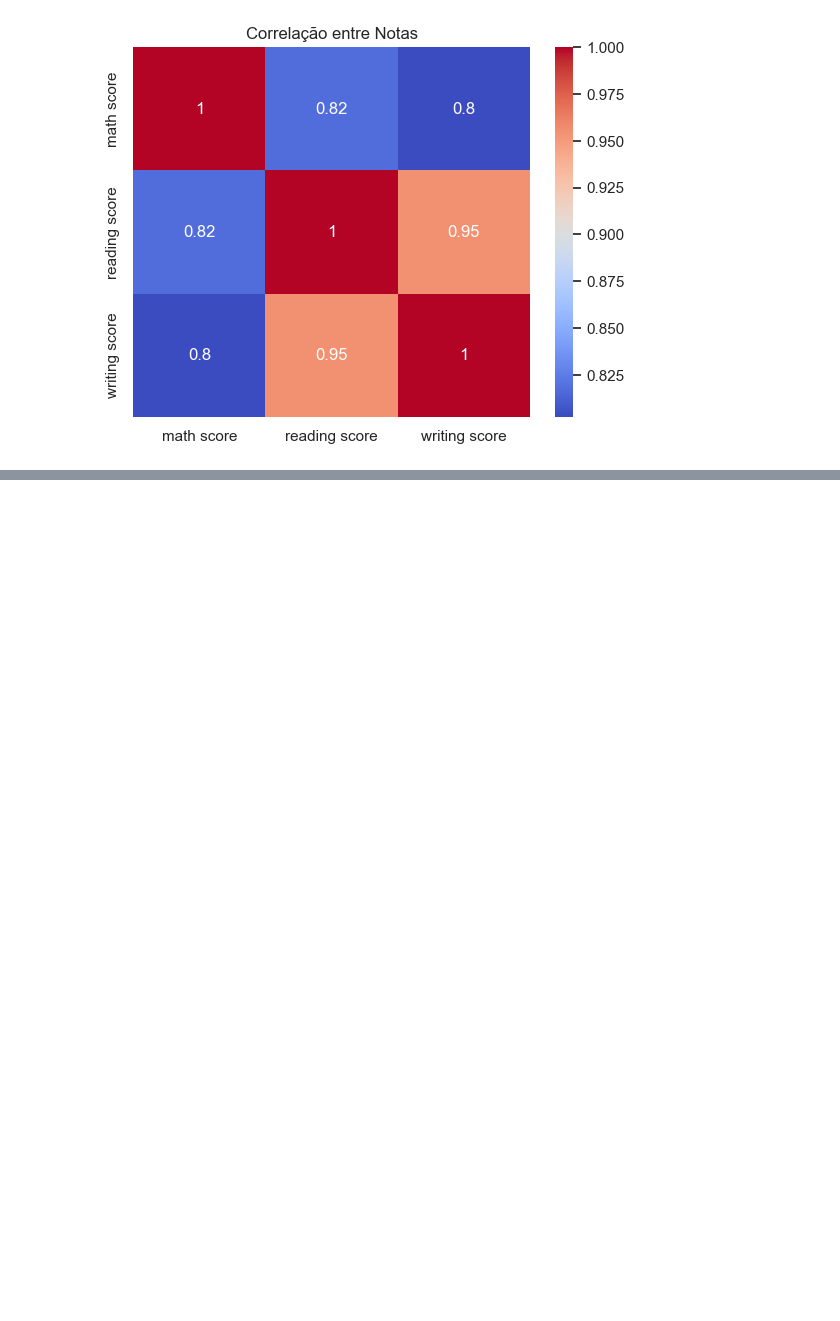
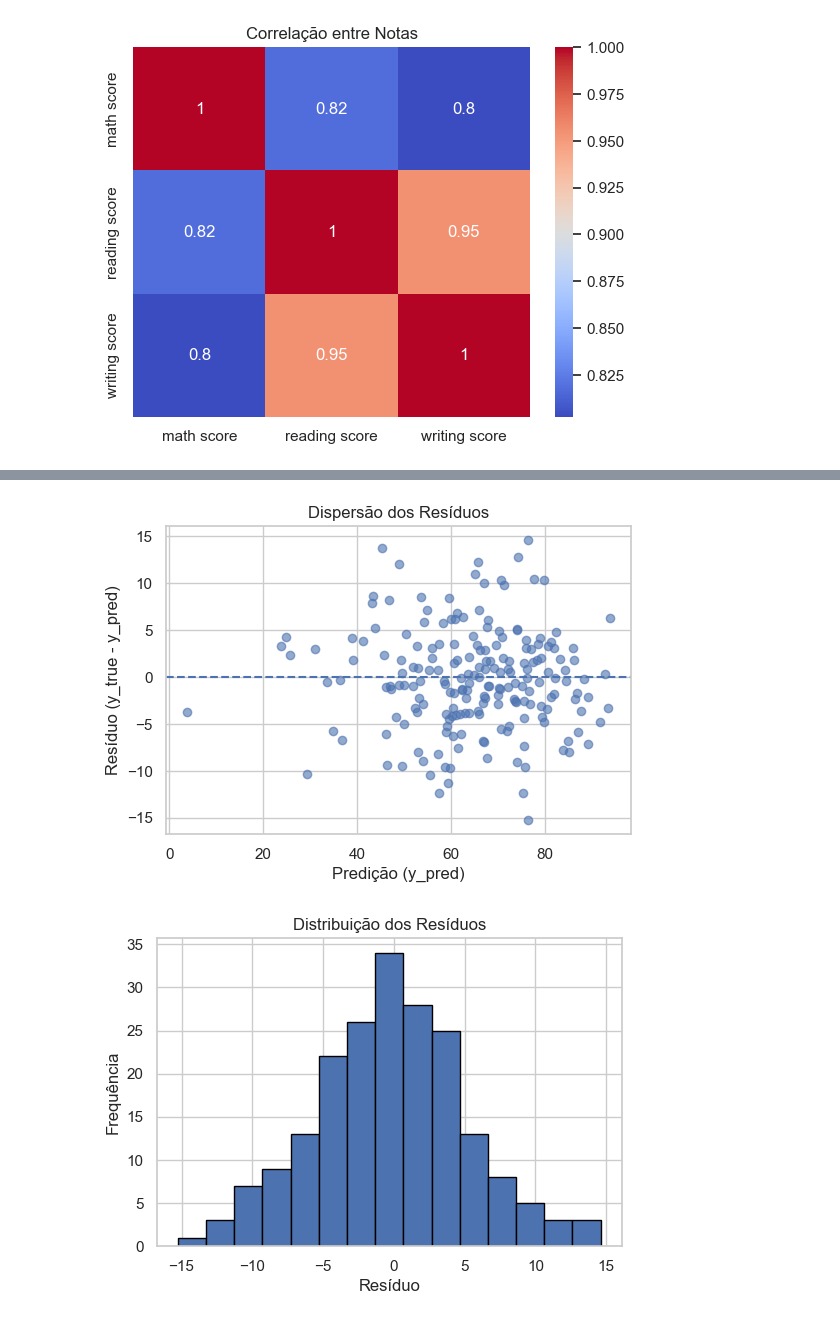
Before and after one commit to pablomigueldias/machine-learning-projects, a Jupyter notebook: projeto_01_previsao_notas/notebook/previsao_notas.ipynb, the cells around one changed output, grey strips where cells are left out. Cells and saved outputs as stored; diff of their text form; code cells hidden in the pictures; blank space fills up the shorter version.

```diff
--- a/projeto_01_previsao_notas/notebook/previsao_notas.ipynb
+++ b/projeto_01_previsao_notas/notebook/previsao_notas.ipynb
@@ -113,0 +234,20 @@ a
+# %%
+residuos = y_test - y_pred
+
+plt.figure(figsize=(6,4))
+plt.scatter(y_pred, residuos, alpha=0.6)
+plt.axhline(0, linestyle="--")
+plt.xlabel("Predição (y_pred)")
+plt.ylabel("Resíduo (y_true - y_pred)")
+plt.title("Dispersão dos Resíduos")
+plt.show()
+
+plt.figure(figsize=(6,4))
+plt.hist(residuos, bins=15, edgecolor="black")
+plt.title("Distribuição dos Resíduos")
+plt.xlabel("Resíduo")
+plt.ylabel("Frequência")
+plt.show()
+# %% [output]
+[figure, added]
+[figure, added]
```
Also changed, not shown: parts of 22 cells of this notebook, 10 other files.
